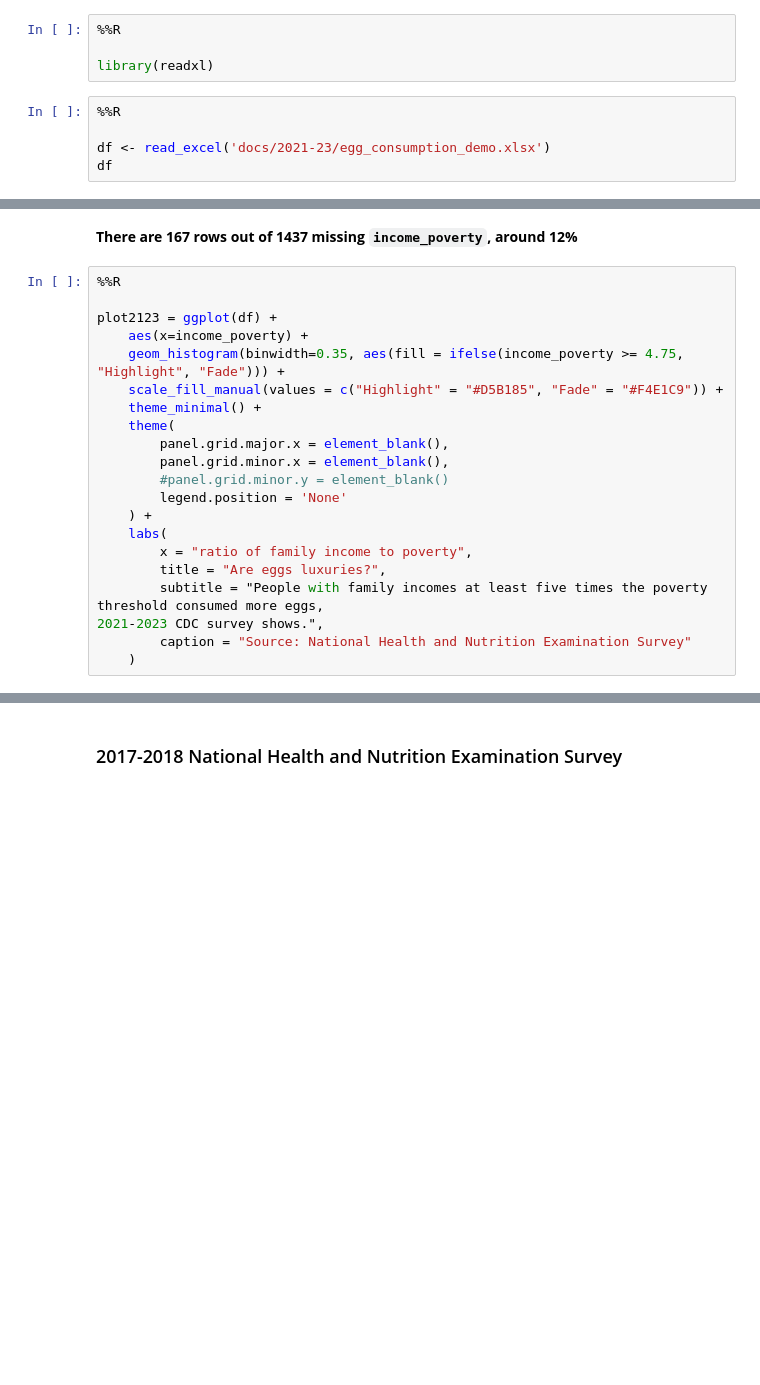
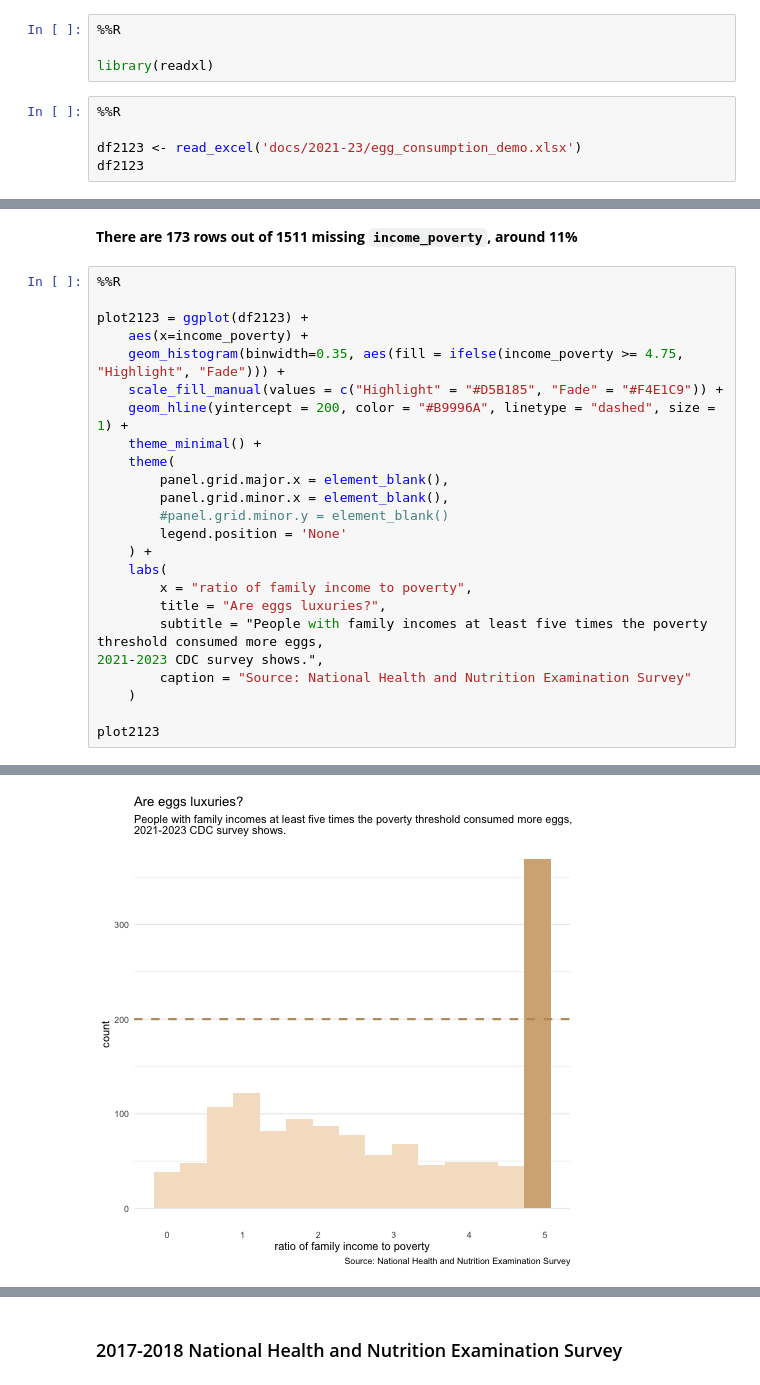
Before and after one commit to tiff-xwang/Egg-Consumption-Demographics, a Jupyter notebook: egg.ipynb, the cells around one changed output, grey strips where cells are left out. Drawn from its saved outputs; the diff is of its cells as text; blank space fills up the shorter version.

```diff
--- a/egg.ipynb
+++ b/egg.ipynb
@@ -280,8 +303,8 @@ library(readxl)
 # %%
 %%R
 
-df <- read_excel('docs/2021-23/egg_consumption_demo.xlsx')
-df
+df2123 <- read_excel('docs/2021-23/egg_consumption_demo.xlsx')
+df2123
 # %% [output]
 New names:
 • `` -> `...1`
@@ -302,13 +325,14 @@ New names:
 # ℹ Use `print(n = ...)` to see more rows
 # %% [markdown]
-**There are 167 rows out of 1437 missing `income_poverty`, around 12%**
+**There are 173 rows out of 1511 missing `income_poverty`, around 11%**
 # %%
 %%R
 
-plot2123 = ggplot(df) +
+plot2123 = ggplot(df2123) +
     aes(x=income_poverty) +
     geom_histogram(binwidth=0.35, aes(fill = ifelse(income_poverty >= 4.75, "Highlight", "Fade"))) +
     scale_fill_manual(values = c("Highlight" = "#D5B185", "Fade" = "#F4E1C9")) +
+    geom_hline(yintercept = 200, color = "#B9996A", linetype = "dashed", size = 1) +
     theme_minimal() +
     theme(
         panel.grid.major.x = element_blank(),
@@ -323,3 +347,6 @@ plot2123 = ggplot(df) +
 2021-2023 CDC survey shows.",
         caption = "Source: National Health and Nutrition Examination Survey"
     )
+
+plot2123
+# %% [output]
@@ -326,3 +363,4 @@ plot2123 = ggplot(df) +
+[figure, added]
 # %%
 %%R
 
```
Also changed, not shown: parts of 97 cells of this notebook, 22 other files.
